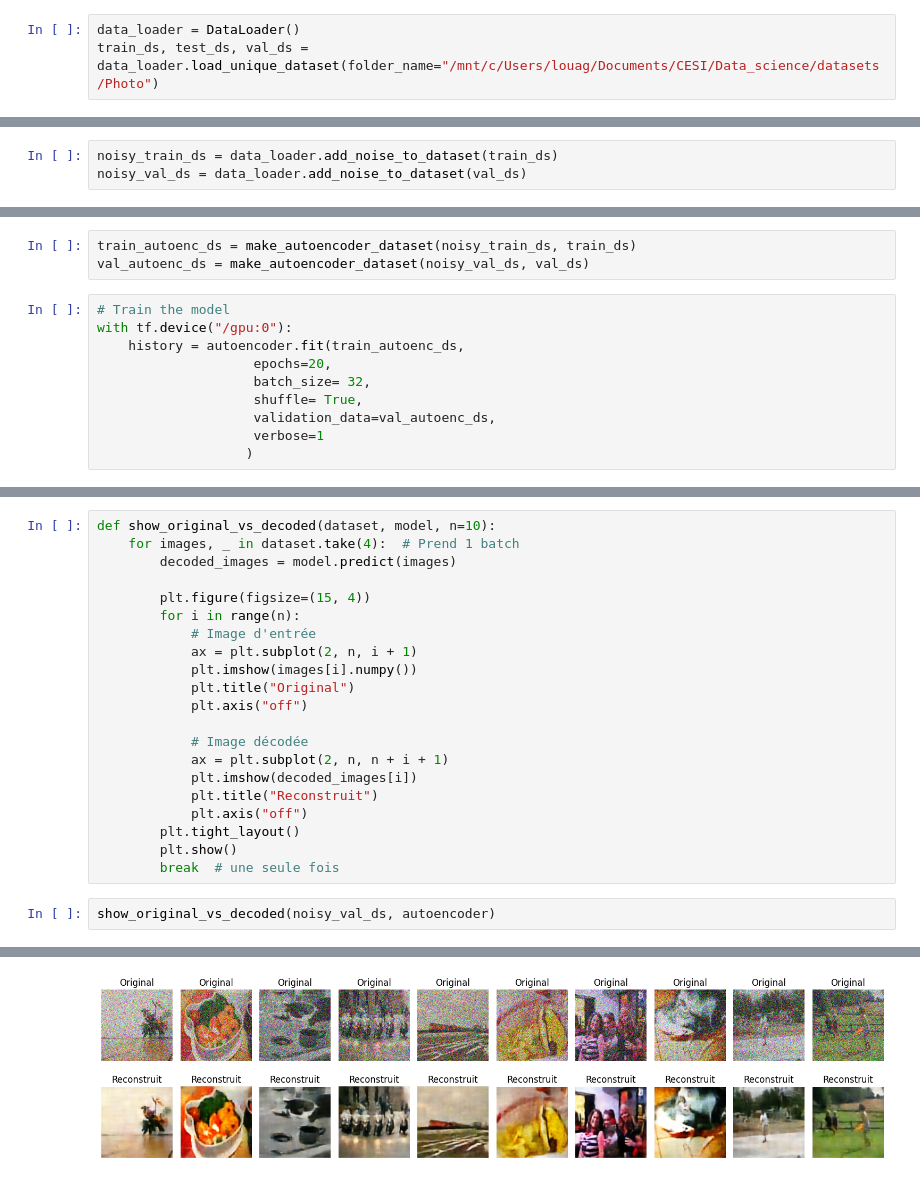
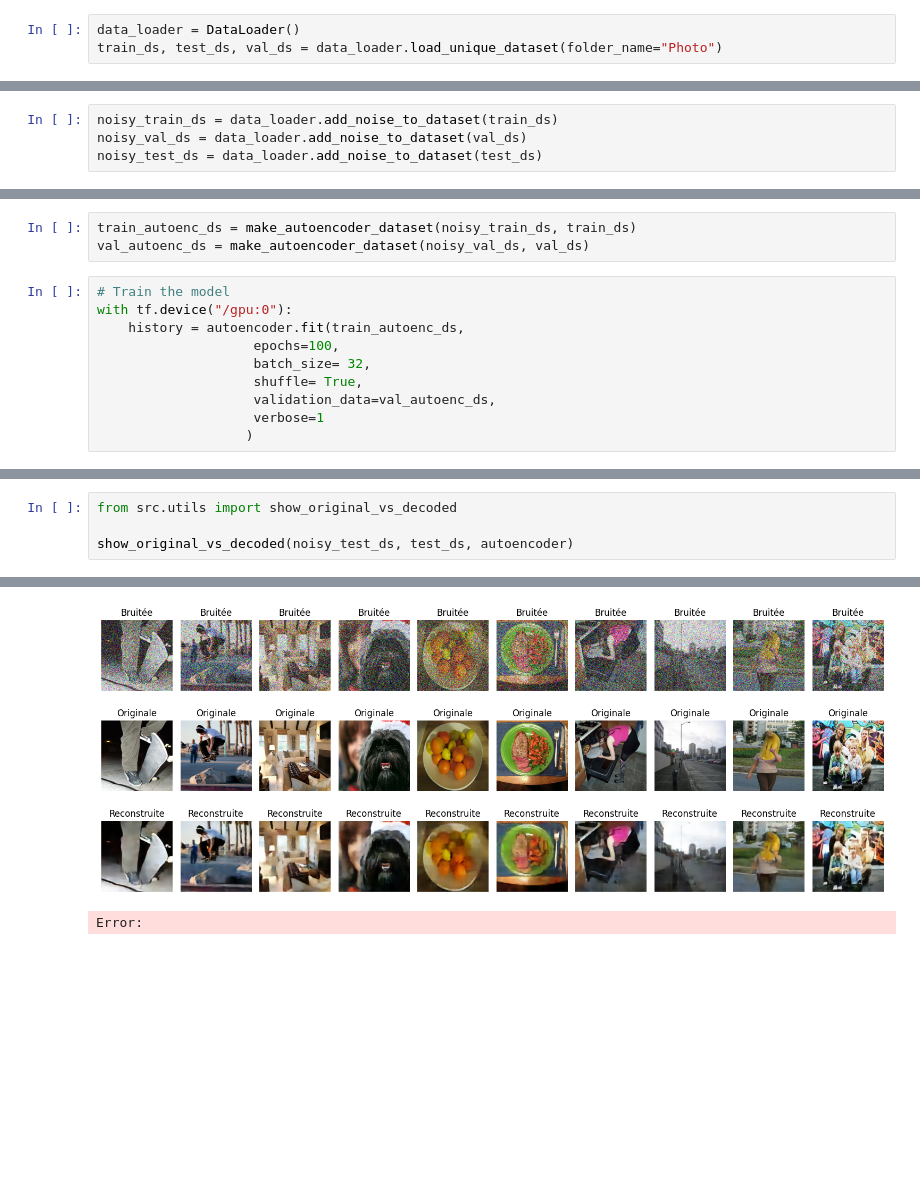
Before and after one commit to FaresZGH/Leyenda, a Jupyter notebook: livrables/Livrable2.ipynb, the cells around one changed output, grey strips where cells are left out. Saved outputs shown, nothing was run; the diff lists cells and outputs as text; blank space fills up the shorter version.

Commit message:
modification nom des fonctions et tests

```diff
--- a/livrables/Livrable2.ipynb
+++ b/livrables/Livrable2.ipynb
@@ -32,6 +32,6 @@ To enable the following instructions: AVX2 FMA, in other operations, rebuild Ten
 ## Généation du dataset de photos
 # %%
 data_loader = DataLoader()
-train_ds, test_ds, val_ds = data_loader.load_unique_dataset(folder_name="/mnt/c/Users/louag/Documents/CESI/Data_science/datasets/Photo")
+train_ds, test_ds, val_ds = data_loader.load_unique_dataset(folder_name="Photo")
 # %% [output]
 Photo Dataset size: 9993
@@ -41,4 +41,5 @@ I0000 00:00:1744796910.397114   81614 gpu_device.cc:2019] Created device /job:lo
 # %%
 noisy_train_ds = data_loader.add_noise_to_dataset(train_ds)
 noisy_val_ds = data_loader.add_noise_to_dataset(val_ds)
+noisy_test_ds = data_loader.add_noise_to_dataset(test_ds)
 # %%
@@ -227,7 +229,7 @@ val_autoenc_ds = make_autoencoder_dataset(noisy_val_ds, val_ds)
 # Train the model
 with tf.device("/gpu:0"):
     history = autoencoder.fit(train_autoenc_ds,
-                    epochs=20,
+                    epochs=100,
                     batch_size= 32,
                     shuffle= True,
                     validation_data=val_autoenc_ds,
@@ -278,24 +257,5 @@ plt.legend()
-# %%
-def show_original_vs_decoded(dataset, model, n=10):
-    for images, _ in dataset.take(4):  # Prend 1 batch
-        decoded_images = model.predict(images)
-
-        plt.figure(figsize=(15, 4))
-        for i in range(n):
-            # Image d'entrée
-            ax = plt.subplot(2, n, i + 1)
-            plt.imshow(images[i].numpy())
-            plt.title("Original")
-            plt.axis("off")
-
-            # Image décodée
-            ax = plt.subplot(2, n, n + i + 1)
-            plt.imshow(decoded_images[i])
-            plt.title("Reconstruit")
-            plt.axis("off")
-        plt.tight_layout()
-        plt.show()
-        break  # une seule fois
 # %%
-show_original_vs_decoded(noisy_val_ds, autoencoder)
+from src.utils import show_original_vs_decoded
+
+show_original_vs_decoded(noisy_test_ds, test_ds, autoencoder)
 # %% [output]
@@ -303 +263,2 @@ show_original_vs_decoded(noisy_val_ds, autoencoder)
-[figure, old version]
+[figure, new version]
+Error:
```
Also changed, not shown: parts of 8 cells of this notebook, 1 other file.
